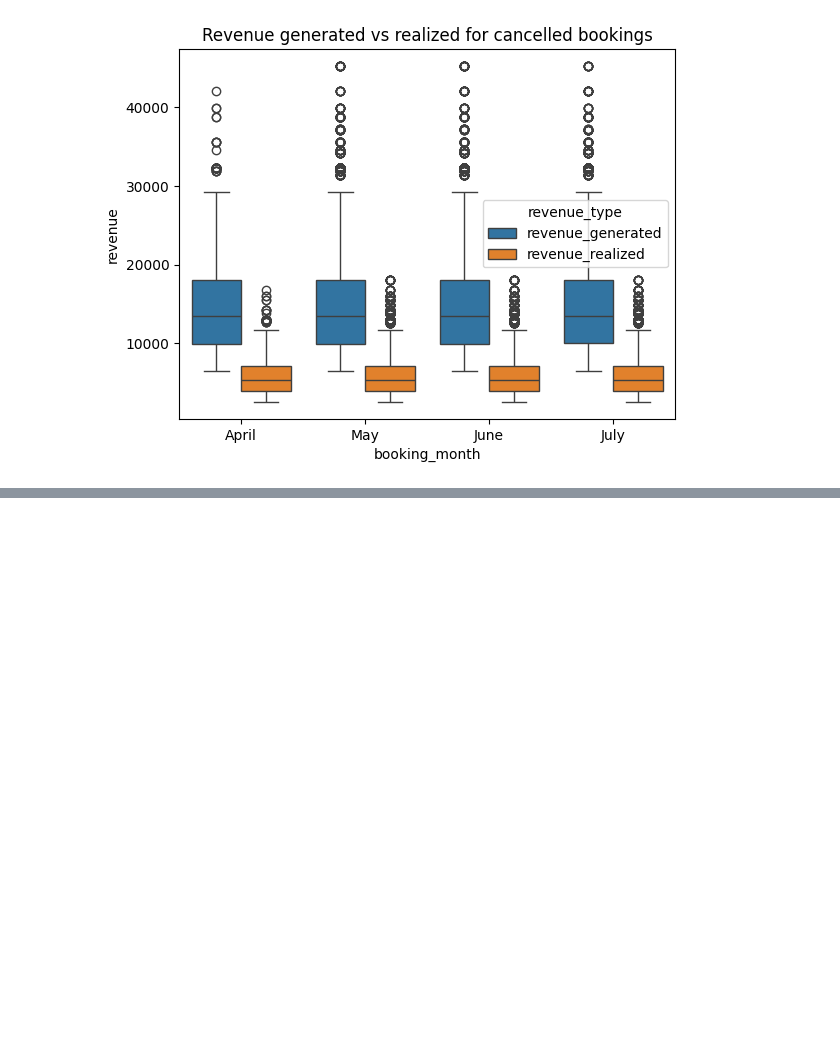
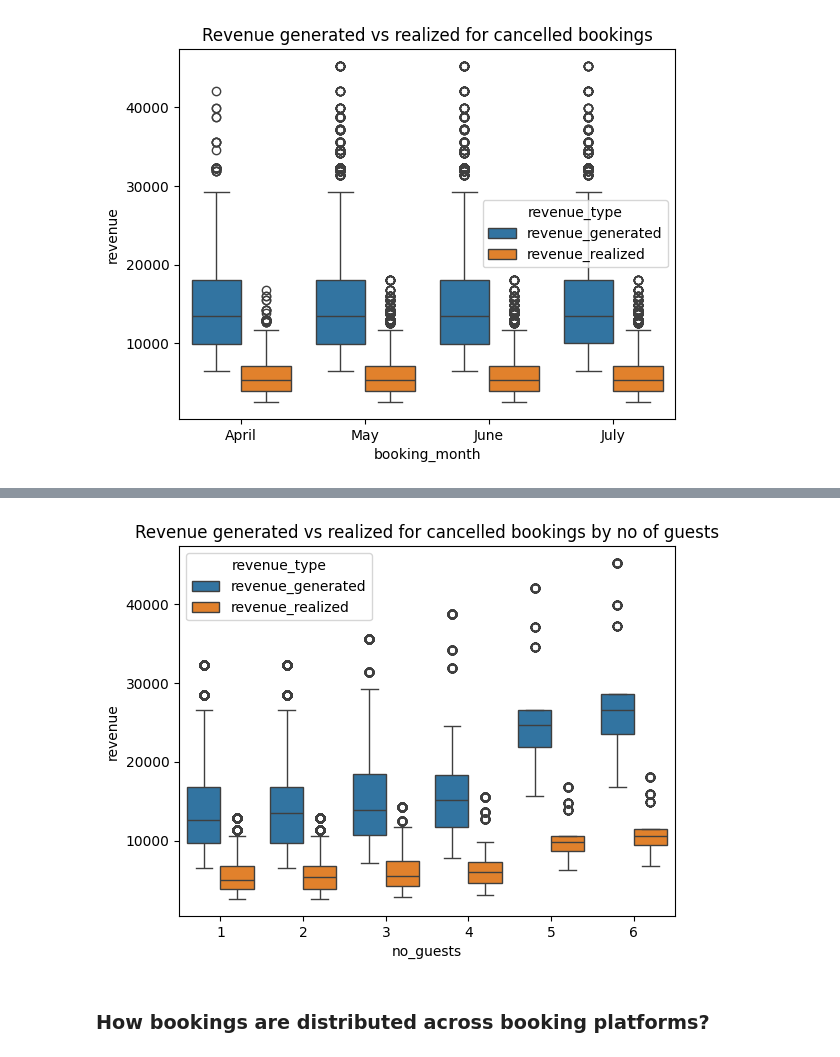
Before and after one commit to Bhuvi128/Hospitality-Revenue-Optimization-Data-analysis, a Jupyter notebook: Hospitality Revenue Optimzation.ipynb, the cells around one changed output, grey strips where cells are left out. Cells and saved outputs as stored; diff of their text form; code cells hidden in the pictures; blank space fills up the shorter version.

```diff
--- a/Hospitality Revenue Optimzation.ipynb
+++ b/Hospitality Revenue Optimzation.ipynb
@@ -901,0 +999,8 @@ plt.show()
+# %%
+query = """
+select no_guests, booking_status, revenue_generated, revenue_realized
+from fact_bookings
+order by no_guests;
+"""
+guests_rev = pd.read_sql(query, conn)
+guests_rev.head()
@@ -901,0 +1014,3 @@ plt.show()
+# %%
+cancelled_guests_rev = guests_rev[guests_rev['booking_status'] == 'Cancelled']
+cancelled_guests_rev.head()
@@ -901,0 +1024,10 @@ plt.show()
+# %%
+cancel_book_guests = cancelled_guests_rev.melt(id_vars = 'no_guests', value_vars = ['revenue_generated', 'revenue_realized'], var_name = 'revenue_type', value_name = 'revenue')
+
+sns.boxplot(data = cancel_book_guests, x = 'no_guests', y = 'revenue', hue = 'revenue_type')
+plt.title("Revenue generated vs realized for cancelled bookings by no of guests")
+plt.show()
+# %% [output]
+[figure, added]
+# %% [markdown]
+### How bookings are distributed across booking platforms?
```
Also changed, not shown: parts of 22 cells of this notebook, 1 other file.
